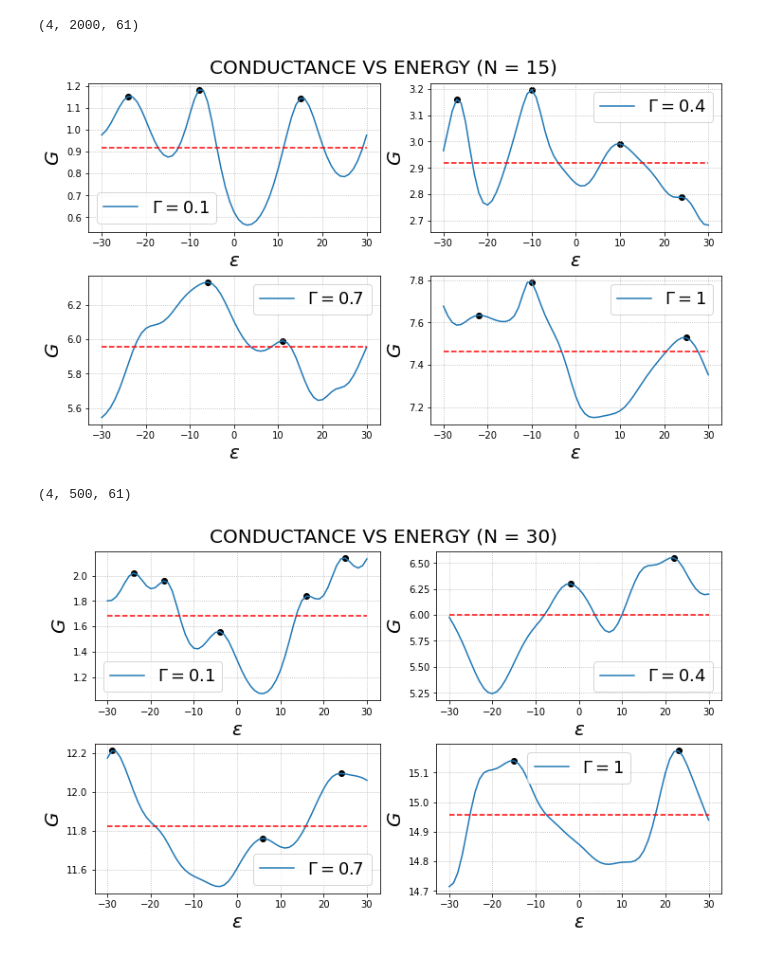
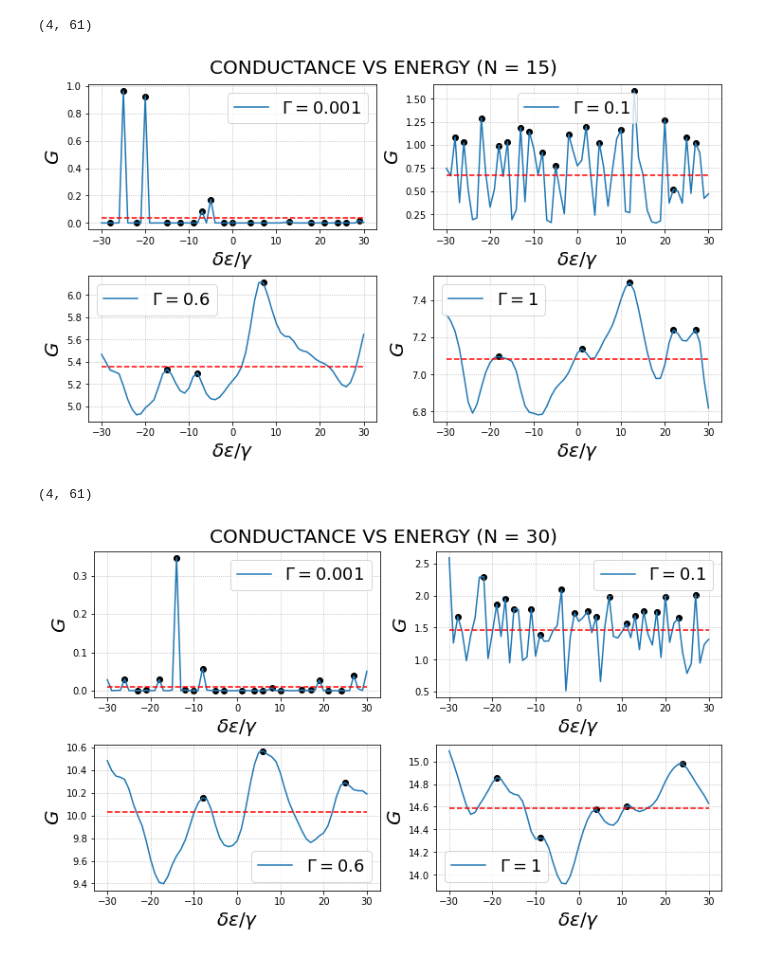
Before and after one commit to Rafffaelb/Schrodinger_Billiard, a Jupyter notebook: WignerDyson/Data_Analysis/Conductance_Energy.ipynb, the cells around one changed output. Drawn from its saved outputs; the diff is of its cells as text; code cells hidden in the pictures.

```diff
--- a/WignerDyson/Data_Analysis/Conductance_Energy.ipynb
+++ b/WignerDyson/Data_Analysis/Conductance_Energy.ipynb
@@ -40,15 +26,14 @@ def Auto_correlation(MOG_energy):
     c = np.zeros((1, columns))
     for j in range(columns):
         geg0[:,j] = np.multiply(MOG_energy[:,j], MOG_energy[:,0])
-        c[0,j] = (np.mean(geg0[:,j], axis = 0)-np.multiply(np.mean(MOG_energy[:,j], axis = 0),np.mean(MOG_energy[:,0], axis = 0)))/(np.var(MOG_energy[:,0], axis = 0))
+        c[0,j] = (np.mean(geg0[:,j], axis = 0)-np.multiply(np.mean(MOG_energy[:,j], axis = 0),np.mean(MOG_energy[:,0], axis = 0)))/(np.var(MOG_energy[:,j], axis = 0))
     return c
 # %%
-def Find_Max(Conductance_Energy_Array, realization):
-
-    (rows, columns) = np.shape(Conductance_Energy_Array)
-    max_counter = np.zeros(columns)
+def Find_Max(Conductance_Energy_Array):
+    max_counter = np.zeros(np.shape(Conductance_Energy_Array))
+    (columns,) = np.shape(Conductance_Energy_Array)
     for j in range(1,columns-1):
-        if ((Conductance_Energy_Array[realization][j-1] < Conductance_Energy_Array[realization][j]) and (Conductance_Energy_Array[realization][j] > Conductance_Energy_Array[realization][j+1])):
+        if ((Conductance_Energy_Array[j-1] < Conductance_Energy_Array[j]) and (Conductance_Energy_Array[j] > Conductance_Energy_Array[j+1])):
             max_counter[j] = 1
     return max_counter
 # %%
@@ -285,24 +295,24 @@ Plot_Max(Conductance_Gamma_by_Energy_N10, 10, 0)
 # %%
 Conductance_Gamma_by_Energy_N15 = [None]*4
 
-Conductance_Gamma_by_Energy_N15[0] = list_G_15w[1]
-Conductance_Gamma_by_Energy_N15[1] = list_G_15w[4]
-Conductance_Gamma_by_Energy_N15[2] = list_G_15w[8]
-Conductance_Gamma_by_Energy_N15[3] = list_G_15w[10]
+Conductance_Gamma_by_Energy_N15[0] = list_G_15w[0][0][:]
+Conductance_Gamma_by_Energy_N15[1] = list_G_15w[1][0][:]
+Conductance_Gamma_by_Energy_N15[2] = list_G_15w[7][0][:]
+Conductance_Gamma_by_Energy_N15[3] = list_G_15w[10][0][:]
 
-Plot_Max(Conductance_Gamma_by_Energy_N15, 15, 0)
+Plot_Max(Conductance_Gamma_by_Energy_N15, 15)
 # %% [output]
-(4, 2000, 61)
+(4, 61)
-[figure, old version]
+[figure, new version]
 # %%
 Conductance_Gamma_by_Energy_N30 = [None]*4
 
-Conductance_Gamma_by_Energy_N30[0] = list_G_30w[1]
-Conductance_Gamma_by_Energy_N30[1] = list_G_30w[4]
-Conductance_Gamma_by_Energy_N30[2] = list_G_30w[8]
-Conductance_Gamma_by_Energy_N30[3] = list_G_30w[10]
+Conductance_Gamma_by_Energy_N30[0] = list_G_30w[0][0][:]
+Conductance_Gamma_by_Energy_N30[1] = list_G_30w[1][0][:]
+Conductance_Gamma_by_Energy_N30[2] = list_G_30w[7][0][:]
+Conductance_Gamma_by_Energy_N30[3] = list_G_30w[10][0][:]
 
-Plot_Max(Conductance_Gamma_by_Energy_N30, 30, 0)
+Plot_Max(Conductance_Gamma_by_Energy_N30, 30)
 # %% [output]
-(4, 500, 61)
+(4, 61)
-[figure, old version]
+[figure, new version]
```
Also changed, not shown: parts of 31 cells of this notebook, 1 other file.
